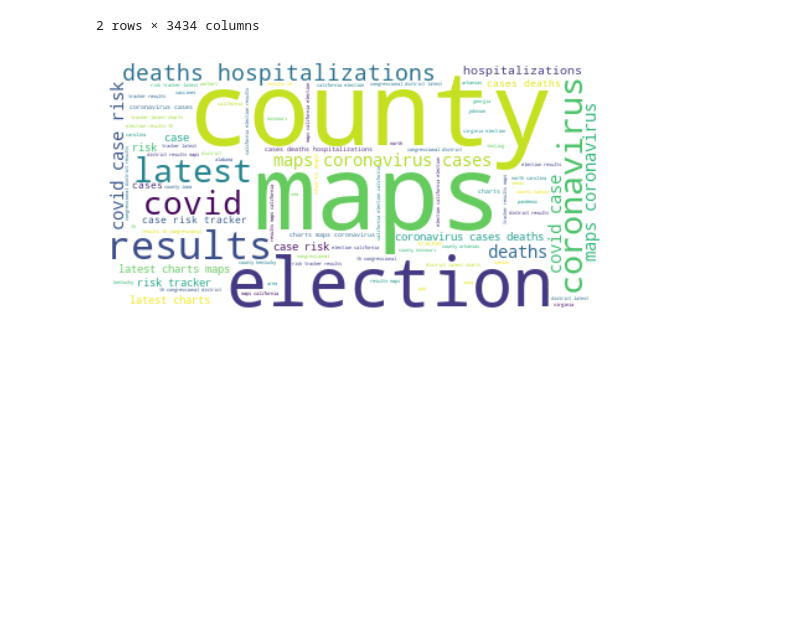
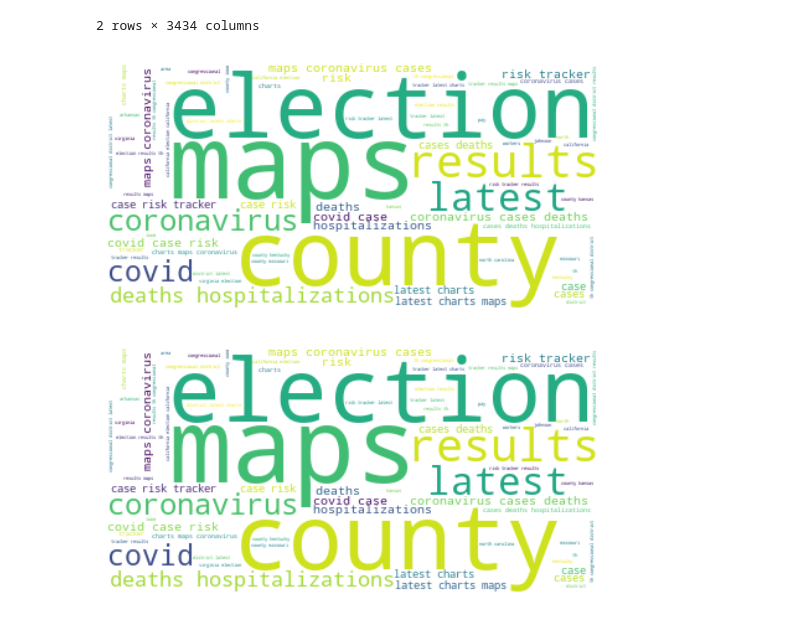
Before and after one commit to BenjaminRocco/Capstone_Project, a Jupyter notebook: part_03/Word_Cloud_Visuals.ipynb, the cells around one changed output. Drawn from its saved outputs; the diff is of its cells as text; code cells hidden in the pictures; blank space fills up the shorter version.

Commit message:
more visuals

```diff
--- a/part_03/Word_Cloud_Visuals.ipynb
+++ b/part_03/Word_Cloud_Visuals.ipynb
@@ -82,20 +89,27 @@ bow
 # %%
 # Filter word art of unbiased headlines/article contents
 row_index = 0
 row_data = bow.loc[row_index].sort_values(ascending=False)
 
 # Create a dictionary from the row data
 row_dict = row_data.to_dict()
 
 # Create the WordCloud object
 wordcloud = WordCloud(min_word_length=3, background_color='white')
 
 # Generate the word cloud
 wordcloud.generate_from_frequencies(row_dict)
 
 # Plot the word cloud
 plt.imshow(wordcloud, interpolation='bilinear')
 plt.axis('off')
 plt.show()
+
+# Save the biased words WordCloud
+wordcloud_unbiased_file = "unbiased_words.png"
+plt.imshow(wordcloud, interpolation='bilinear')
+plt.axis('off')
+plt.savefig(wordcloud_unbiased_file)
 # %% [output]
-[figure, old version]
+[figure, new version]
+[figure, added]
```
Also changed, not shown: parts of 1 cell of this notebook, 5 other files.
